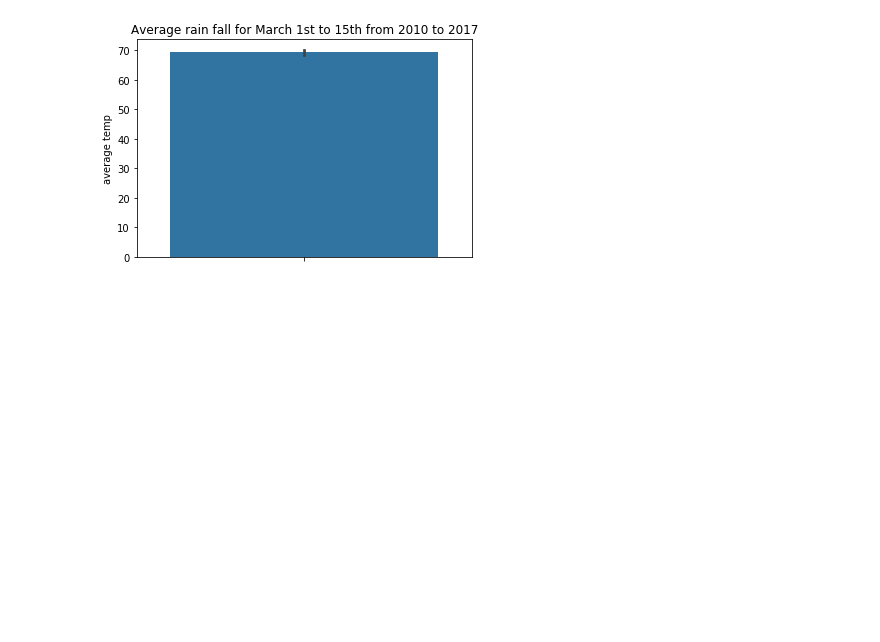
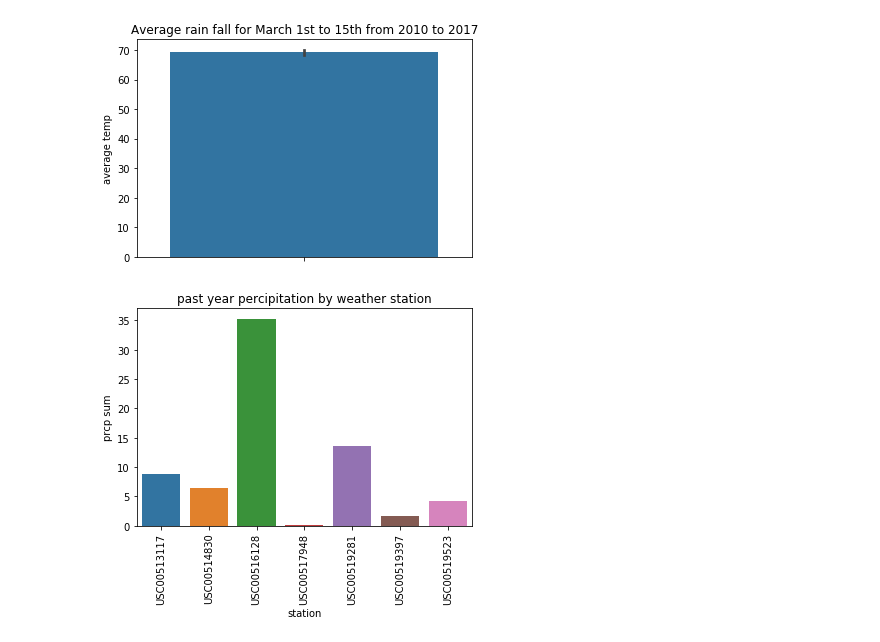
Before and after one commit to ENGRMike/ClimateAnalysisAPI, a Jupyter notebook: climate_analysis.ipynb, the cells around one changed output. Cells and saved outputs as stored; diff of their text form; code cells hidden in the pictures; blank space fills up the shorter version.

Commit message:
updated API and refined data analysis

```diff
--- a/climate_analysis.ipynb
+++ b/climate_analysis.ipynb
@@ -138,3 +138,13 @@ plt.title('Average rain fall for March 1st to 15th from 2010 to 2017')
 plt.show()
 # %% [output]
 [figure]
+# %%
+#calculate the rainfall per weather station for the past year
+stations_prcp = session.query(weather_station.station, func.sum(weather_station.prcp)).filter(weather_station.date >= past_year).group_by(weather_station.station).all()
+stations_prcp_df = pd.DataFrame(stations_prcp, columns = ['station','prcp sum'])
+sns.barplot(y='prcp sum',x='station', data = stations_prcp_df)
+plt.xticks(rotation="90")
+plt.title("past year percipitation by weather station")
+plt.show()
+# %% [output]
+[figure, added]
```
Also changed, not shown: parts of 5 cells of this notebook, 1 other file.
